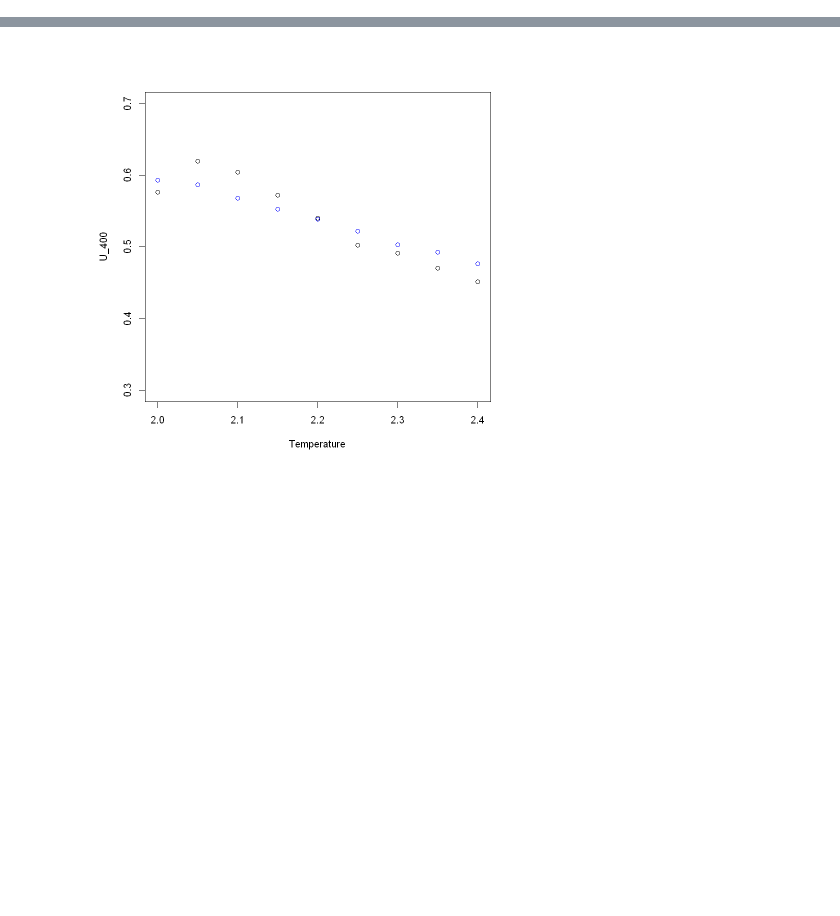
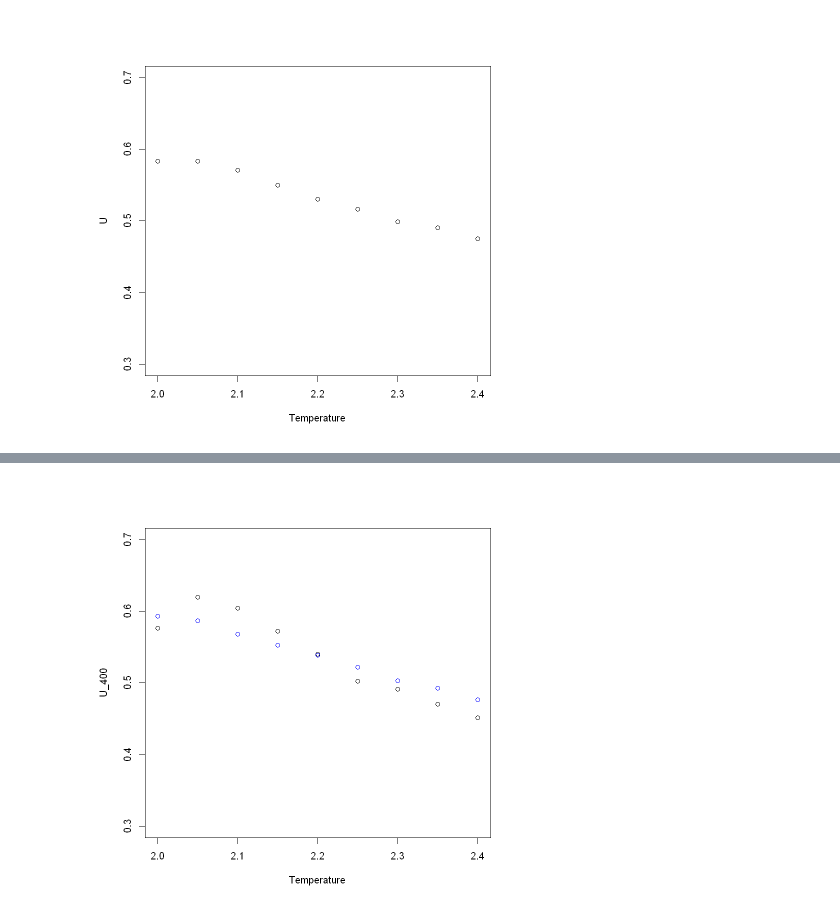
Before and after one commit to RiccardoTancredi/PerCoolAction, a Jupyter notebook: final.ipynb, the cells around one changed output, grey strips where cells are left out. Saved outputs shown, nothing was run; the diff lists cells and outputs as text; code cells hidden in the pictures; blank space fills up the shorter version.

```diff
--- a/final.ipynb
+++ b/final.ipynb
@@ -1,7 +1,20 @@
 # %%
-setwd('c:/Users/ricta/Documents/PerCoolAction/XY model')
+setwd('c:/Users/ricta/Documents/PerCoolAction/XY model/')
 Temperature <- seq(2, 2.4, 0.05)
-N <- 400
+N <- c(100)#, 200, 400)
+colors <- c("black", "red", "green", "violet")
 folder <- 'res/'
-file_path_U <- paste(folder, 'U_', N, '.txt', sep="")
-file_path_c <- paste(folder, 'c_', N, '.txt', sep="")
+k <- 1
+for (n in N){
+    file_path_U <- paste(folder, 'U_', n, '.txt', sep="")
+    U = read.table(file_path_U, header = FALSE, col.names = "U")[[1]]
+    if (n == 100){
+        plot(Temperature, U, col = colors[k], ylim=c(0.3,0.7))
+    }
+    else{
+        points(Temperature, U, col = colors[k])
+    }
+    k <- k + 1
+}
+# %% [output]
+[figure, added]
```
Also changed, not shown: parts of 7 cells of this notebook, 21 other files.
